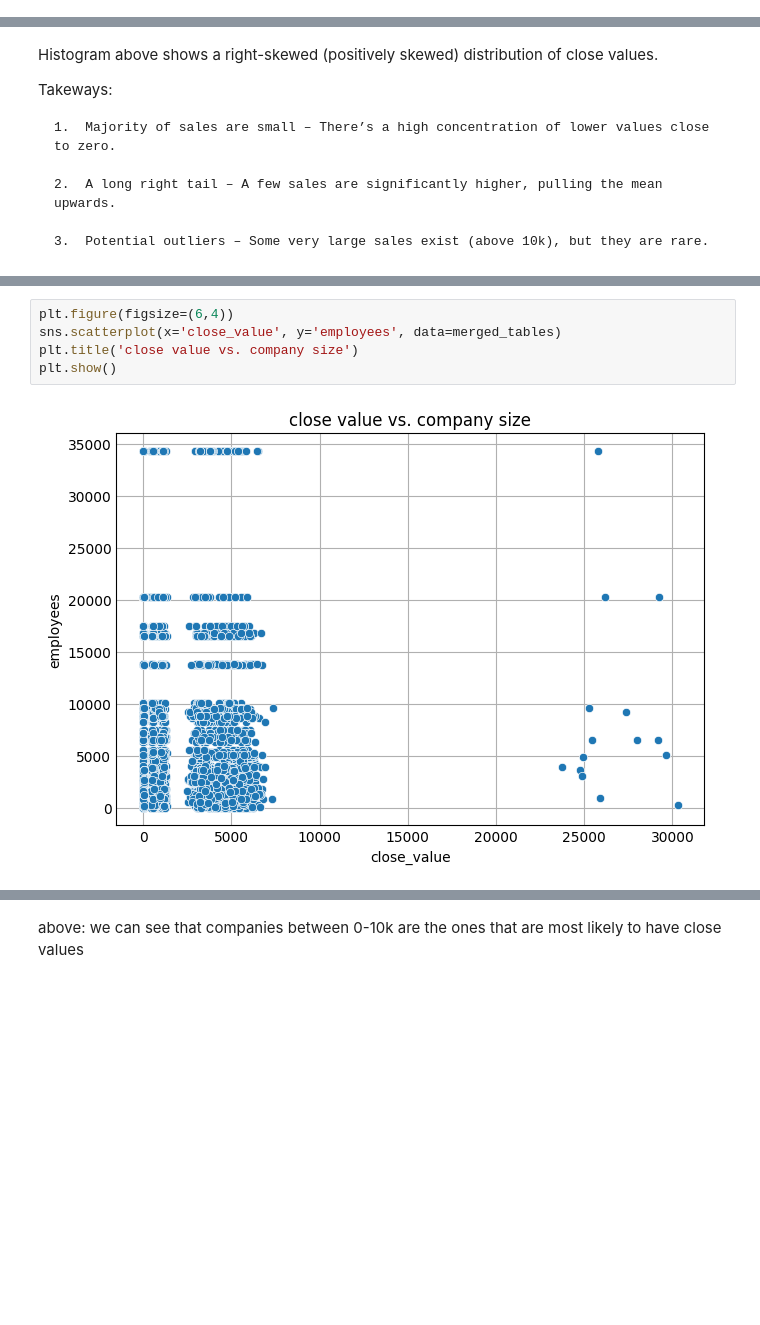
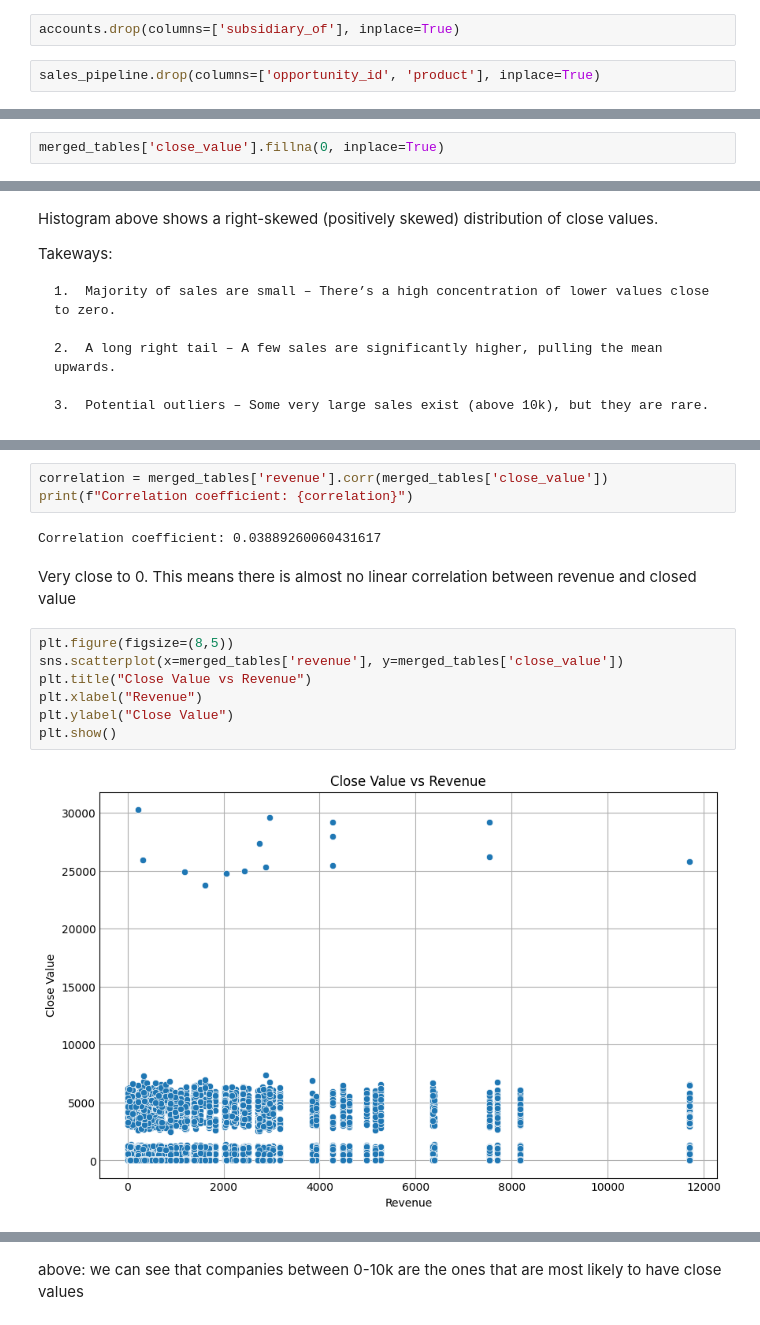
Before and after one commit to Sayocroft/sales-ops-auto, a Jupyter notebook: pipeline_accounts_merge.ipynb, the cells around one changed output, grey strips where cells are left out. Drawn from its saved outputs; the diff is of its cells as text; blank space fills up the shorter version.

```diff
--- a/pipeline_accounts_merge.ipynb
+++ b/pipeline_accounts_merge.ipynb
@@ -43,3 +53,7 @@ accounts.head()
 | 2 | Betatech | medical | 1986 | 647.18 | 1185 | Kenya | NaN |
 | 3 | Bioholding | medical | 2012 | 587.34 | 1356 | Philipines | NaN |
 | 4 | Bioplex | medical | 1991 | 326.82 | 1016 | United States | NaN |
+# %%
+accounts.drop(columns=['subsidiary_of'], inplace=True)
+# %%
+sales_pipeline.drop(columns=['opportunity_id', 'product'], inplace=True)
@@ -125,0 +171,2 @@ dtype: int64
+# %%
+merged_tables['close_value'].fillna(0, inplace=True)
@@ -157,7 +247,16 @@ Takeways:
+# %%
+correlation = merged_tables['revenue'].corr(merged_tables['close_value'])
+print(f"Correlation coefficient: {correlation}")
+# %% [output]
+Correlation coefficient: 0.03889260060431617
+# %% [markdown]
+Very close to 0. This means there is almost no linear correlation between revenue and closed value
 # %%
-plt.figure(figsize=(6,4))
-sns.scatterplot(x='close_value', y='employees', data=merged_tables)
-plt.title('close value vs. company size')
+plt.figure(figsize=(8,5))
+sns.scatterplot(x=merged_tables['revenue'], y=merged_tables['close_value'])
+plt.title("Close Value vs Revenue")
+plt.xlabel("Revenue")
+plt.ylabel("Close Value")
 plt.show()
 # %% [output]
-[figure, old version]
+[figure, new version]
```
Also changed, not shown: parts of 18 cells of this notebook.
